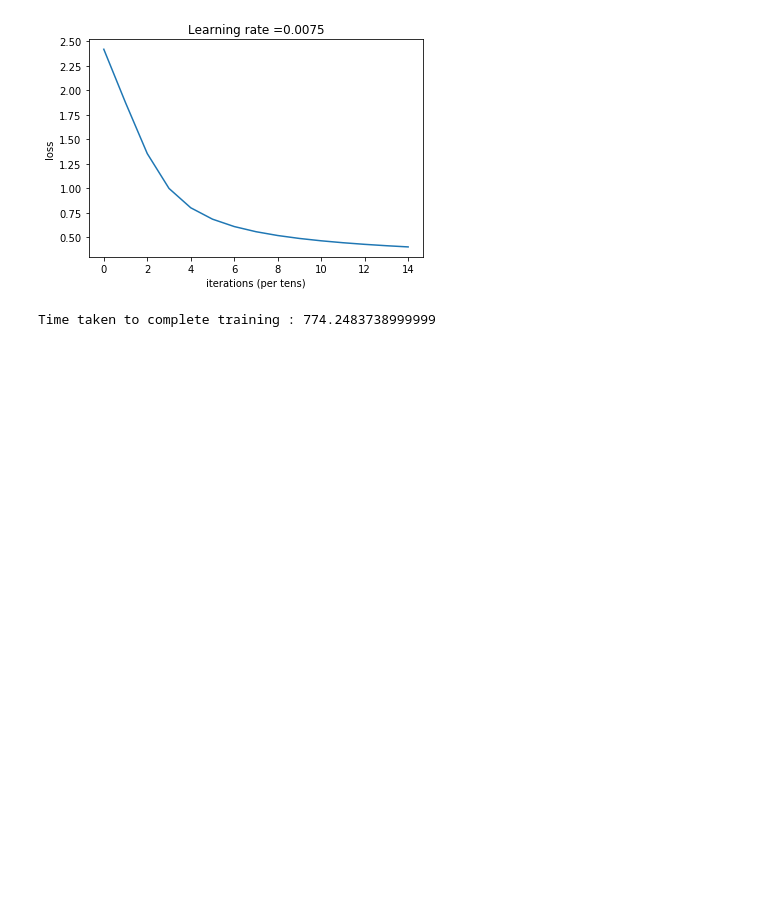
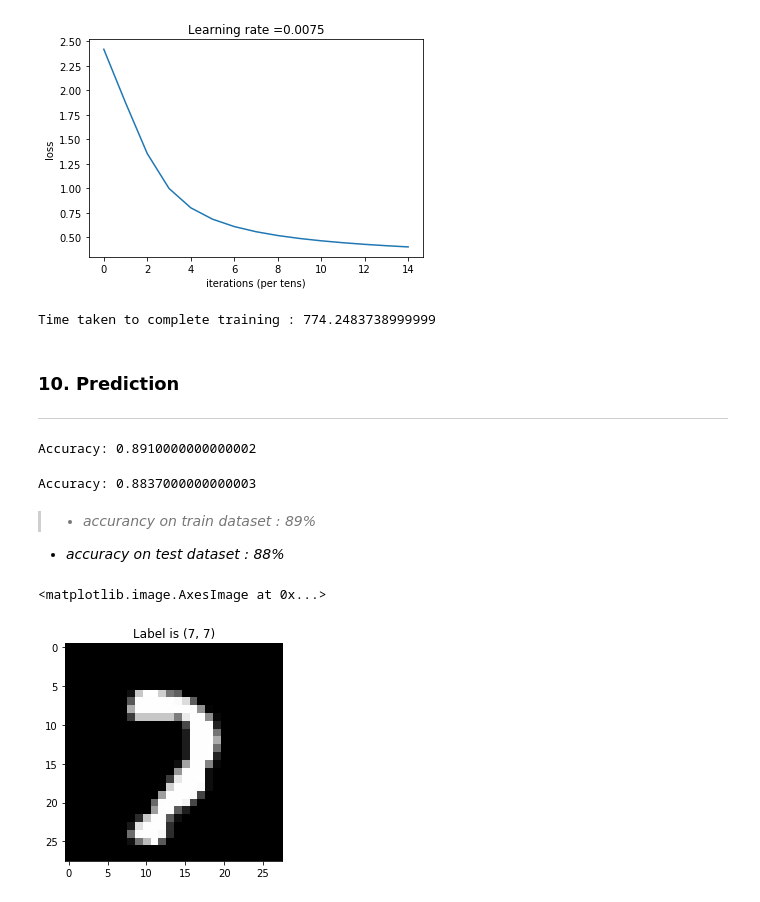
Before and after one commit to dhrubach/neural-network-manual, a Jupyter notebook: mnist-classification.ipynb, the cells around one changed output. Saved outputs shown, nothing was run; the diff lists cells and outputs as text; code cells hidden in the pictures; blank space fills up the shorter version.

Commit message:
update : final model prediction

```diff
--- a/mnist-classification.ipynb
+++ b/mnist-classification.ipynb
@@ -645,3 +645,43 @@ Loss after iteration 2600: 0.415757
 Loss after iteration 2800: 0.403538
 [figure]
 Time taken to complete training : 774.2483738999999
+# %% [markdown]
+### 10. Prediction
+***
+# %%
+def predict(X, y, parameters):
+
+    # Performs forward propogation using the trained parameters and calculates the accuracy
+
+    m = X.shape[1]
+    n = len(parameters) // 2 # number of layers in the neural network
+
+    # Forward propagation
+    probas, caches = L_layer_forward(X, parameters)
+
+    p = np.argmax(probas, axis = 0)
+    act = np.argmax(y, axis = 0)
+
+    print("Accuracy: "  + str(np.sum((p == act)/m)))
+
+    return p
+# %%
+pred_train = predict(train_set_x_new, train_set_y_new, parameters)
+# %% [output]
+Accuracy: 0.8910000000000002
+# %%
+pred_test = predict(test_set_x, test_set_y, parameters)
+# %% [output]
+Accuracy: 0.8837000000000003
+# %% [markdown]
+> - *accurancy on train dataset : 89%*
+-  *accuracy on test dataset : 88%*
+# %%
+index = 6589
+k = test_set_x[:,index]
+k = k.reshape((28, 28))
+plt.title('Label is {label}'.format(label=(pred_test[index], np.argmax(test_set_y, axis = 0)[index])))
+plt.imshow(k, cmap='gray')
+# %% [output]
+<matplotlib.image.AxesImage at 0x...>
+[figure, added]
```
